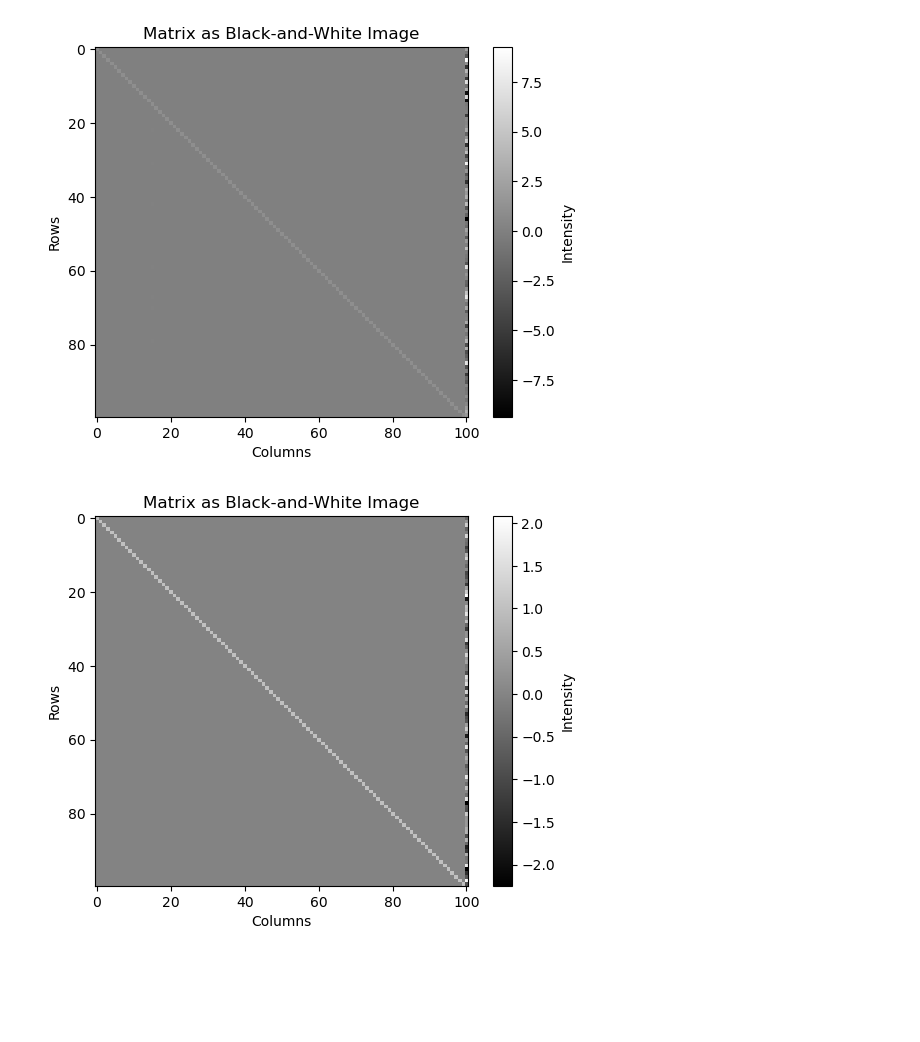
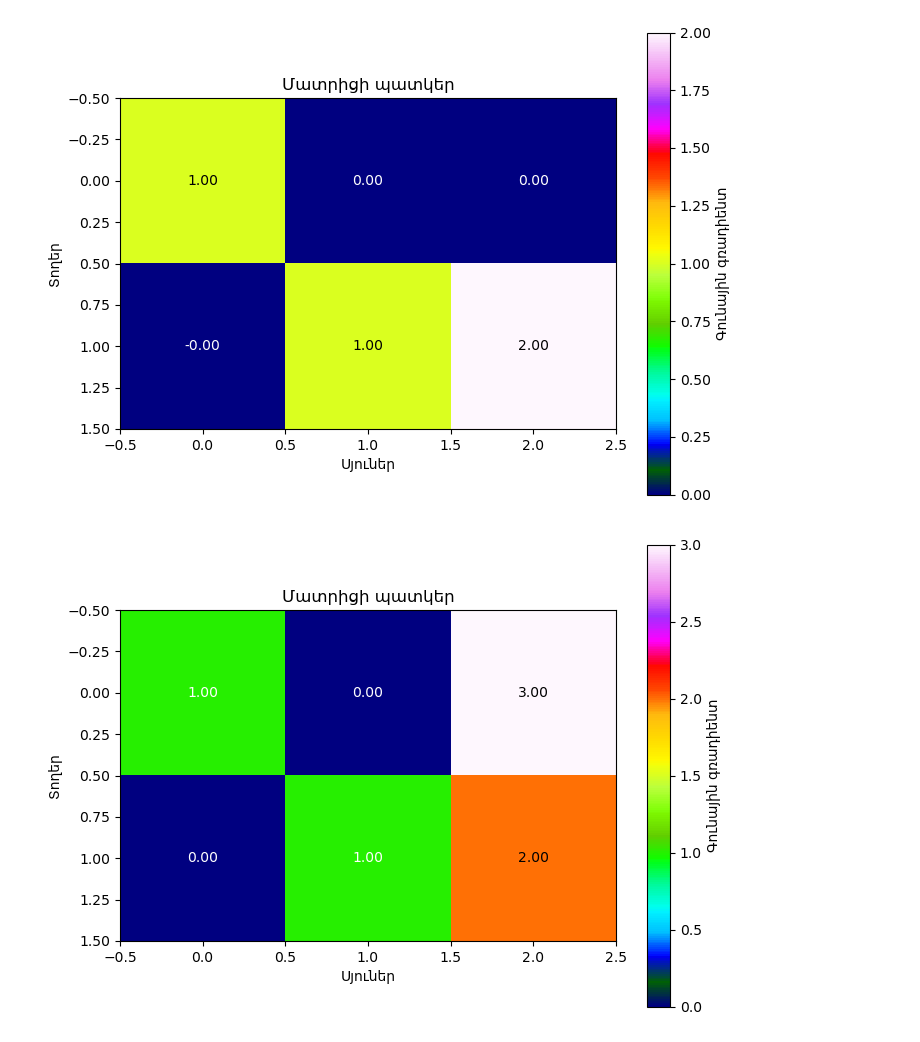
Before and after one commit to EMkrtchyan/Gauss, a Jupyter notebook: main.ipynb, the cells around one changed output. Drawn from its saved outputs; the diff is of its cells as text; code cells hidden in the pictures; blank space fills up the shorter version.

```diff
--- a/main.ipynb
+++ b/main.ipynb
@@ -269,15 +343,26 @@ import copy
 # eq = 0
 # for i in range(1):
 #     try:
-a=Matrix.rand(100,101,(0,1))
+# a=Matrix.rand(10,11,(0,1))
+# b = Matrix(copy.deepcopy(a.data))
+a = Matrix(
+    [
+    [0.0000000000000001,4,8],
+    [1, -1, 1],
+])
 b = Matrix(copy.deepcopy(a.data))
-c = Matrix(copy.deepcopy(a.data))
+a.plot("eps/test",True)
+b.plot(False,True)
 a.gauss()
 b.PPgauss()
-c.ColPGauss()
+a.plot("eps/testa",True)
+b.plot("eps/testb",True)
+#c.ColPGauss()
 a.reverse()
 b.reverse()
-c.reverse()
+a.plot("eps/testar",True)
+b.plot("eps/testbr",True)
+#c.reverse()
 #         if a.eqWithTol(b,0.001):
 #             eq+=1
 # #     except:
@@ -290,10 +378,10 @@ c.reverse()
 # %%
 #անհայտների քանակ > հավասարումների քանակ
-a.plot()
+a.plot(False,True)
 
-b.plot()
+b.plot(False,True)
 
 c.plot()
 # %% [output]
-[figure, old version]
+[figure, new version]
-[figure, old version]
+[figure, new version]
```
Also changed, not shown: parts of 6 cells of this notebook, 34 other files.
